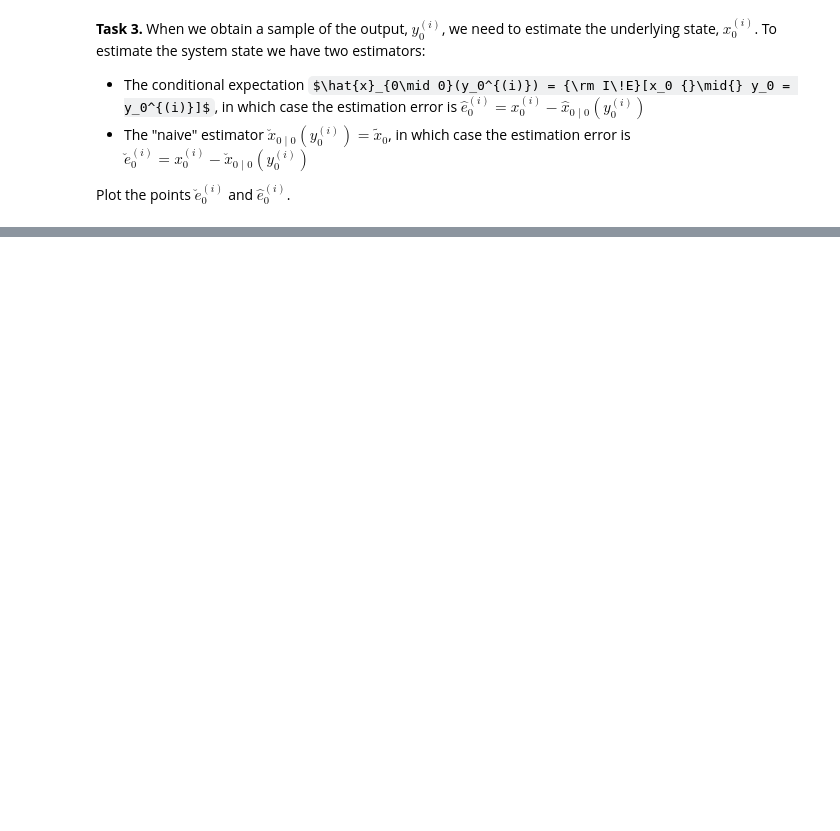
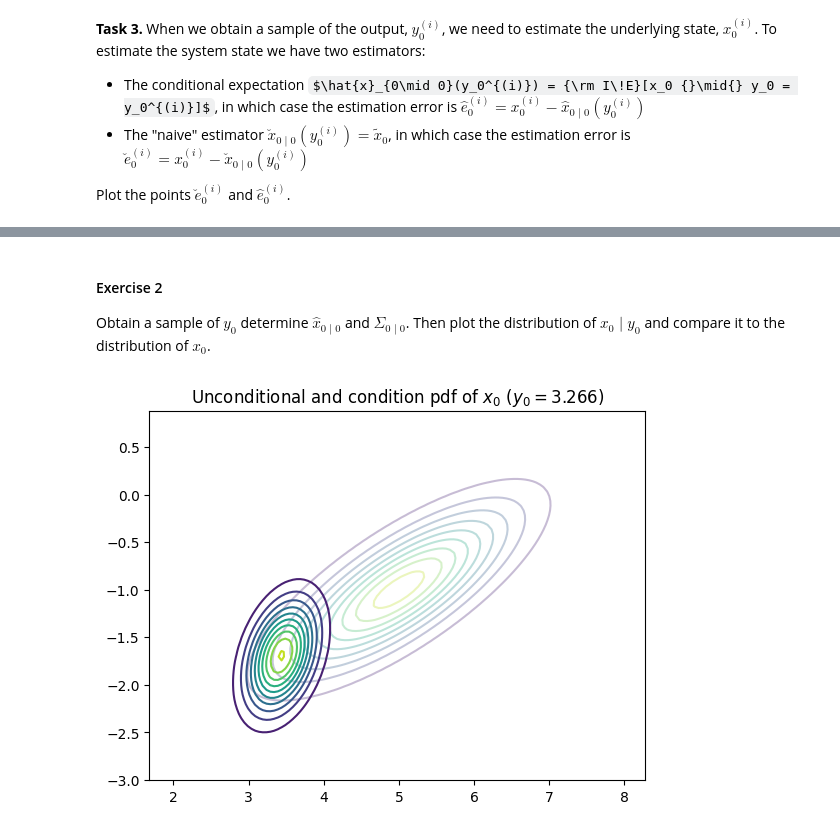
Before and after one commit to Gijinkstra/EstimationTheoryNotebooks, a Jupyter notebook: kalman/kalman_basic.ipynb, the cells around one changed output, grey strips where cells are left out. Saved outputs shown, nothing was run; the diff lists cells and outputs as text; code cells hidden in the pictures; some formulas as TeX source; blank space fills up the shorter version.

```diff
--- a/kalman/kalman_basic.ipynb
+++ b/kalman/kalman_basic.ipynb
@@ -110 +145,18 @@ plt.show()
+# %% [markdown]
+#### Exercise 2
+
+Obtain a sample of $y_0$ determine $\hat{x}_{0 \mid 0}$ and $\Sigma_{0\mid 0}$. Then plot the distribution of $x_0 \mid y_0$ and compare it to the distribution of $x_0$.
+# %%
+# Exercise 2
+x0_sample = np.random.multivariate_normal(x0_mean, x0_var, 1).T # sample of x0
+v0_sample = np.random.normal(0, np.sqrt(R), 1)
+y0_sample = C @ x0_sample + v0_sample
+x0_given_y0_mean = cond_exp_x0_given_y0(y0_sample[0])
+x0_given_y0_var =  x0_var - x0_var @ C.T @ np.linalg.solve(C@x0_var@C.T + R, C@x0_var)
+plot_2d_normal_pdf(x0_mean, x0_var, alpha=0.3) # unconditional pdf
+plot_2d_normal_pdf(x0_given_y0_mean, x0_given_y0_var) # conditional pdf
+plt.title(f'Unconditional and condition pdf of $x_0$ ($y_0={y0_sample[0,0]:.3f}$)')
+plt.show()
+# %% [output]
+[figure, added]
 # %% [markdown]
```
Also changed, not shown: parts of 15 cells of this notebook.
